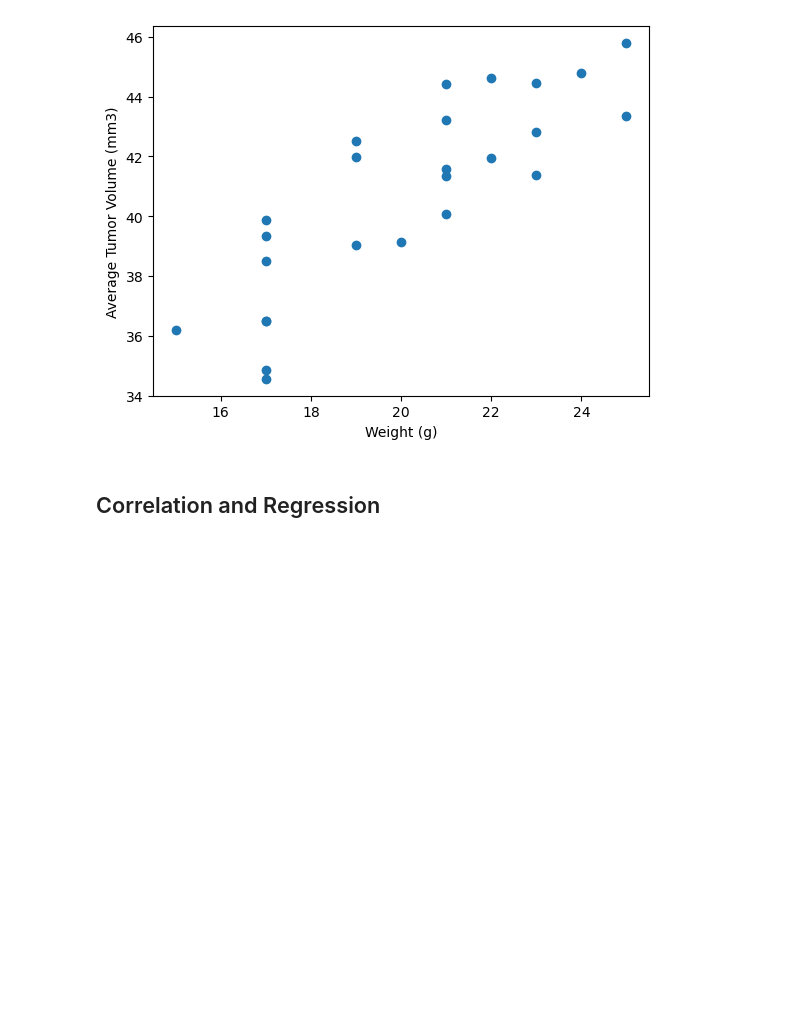
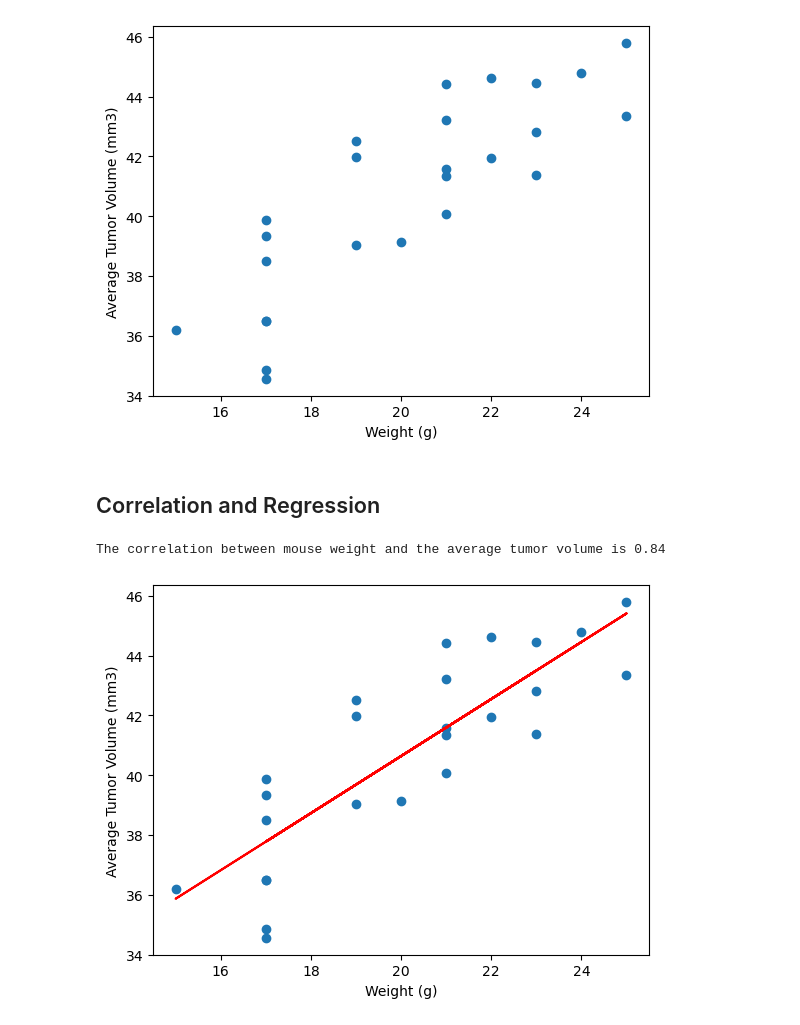
Before and after one commit to TPaxton97/matplotlib-challenge, a Jupyter notebook: Starter_Code/Pymaceuticals/pymaceuticals_starter.ipynb, the cells around one changed output. Cells and saved outputs as stored; diff of their text form; code cells hidden in the pictures; blank space fills up the shorter version.

```diff
--- a/Starter_Code/Pymaceuticals/pymaceuticals_starter.ipynb
+++ b/Starter_Code/Pymaceuticals/pymaceuticals_starter.ipynb
@@ -261,0 +300,24 @@ Text(0, 0.5, 'Average Tumor Volume (mm3)')
+# %%
+# Calculate the correlation coefficient and a linear regression model
+# for mouse weight and average observed tumor volume for the entire Capomulin regimen
+capomulinDF = cleanCombinedMouseResults[cleanCombinedMouseResults["Drug Regimen"] == 'Capomulin']
+
+mouseWeights = capomulinDF.groupby(['Mouse ID']).mean()['Weight (g)']
+mouseWeights = mouseWeights.values
+
+tumorMeans = capomulinDF.groupby(['Mouse ID']).mean()["Tumor Volume (mm3)"]
+tumorMeans = tumorMeans.values
+
+print(f"The correlation between mouse weight and the average tumor volume is {round(st.pearsonr(mouseWeights,tumorMeans)[0],2)}")
+
+(slope, intercept, rvalue, pvalue, stderr) = linregress(mouseWeights, tumorMeans)
+regress_values = mouseWeights * slope + intercept
+line_eq = "y = " + str(round(slope,2)) + "x + " + str(round(intercept,2))
+plt.scatter(mouseWeights, tumorMeans)
+plt.plot(mouseWeights,regress_values,"r-")
+plt.xlabel("Weight (g)")
+plt.ylabel("Average Tumor Volume (mm3)")
+plt.show()
+# %% [output]
+The correlation between mouse weight and the average tumor volume is 0.84
+[figure, added]
```
Also changed, not shown: parts of 7 cells of this notebook, 1 other file.
